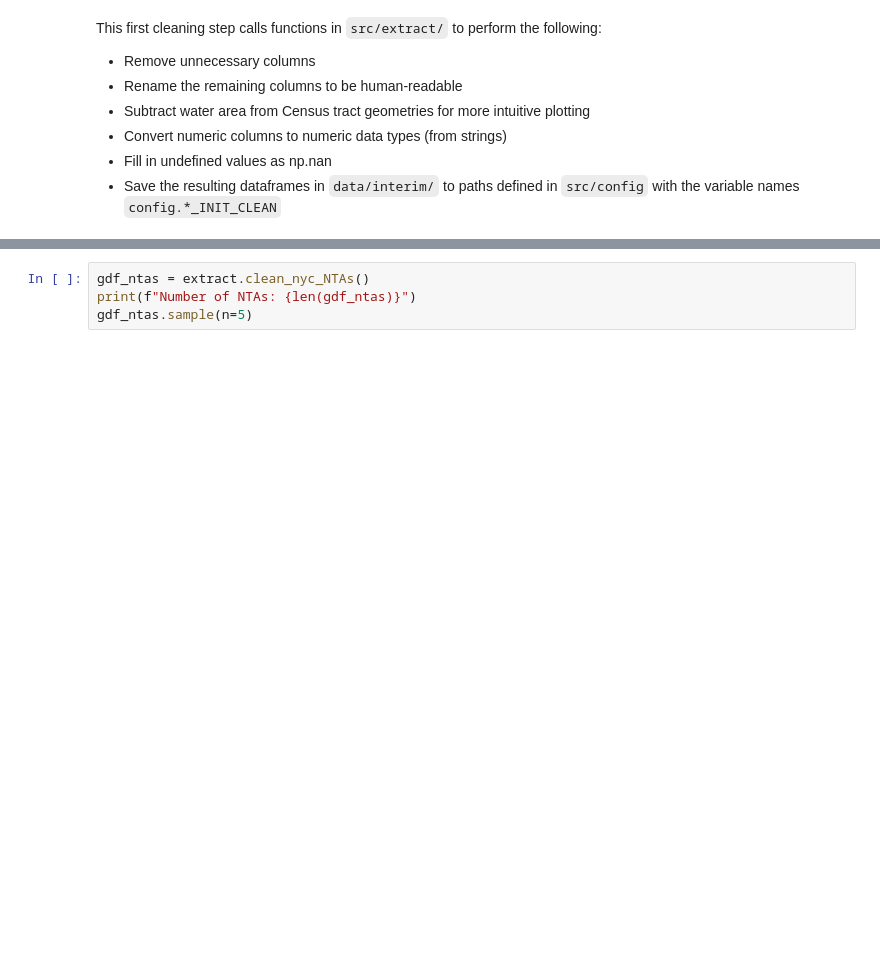
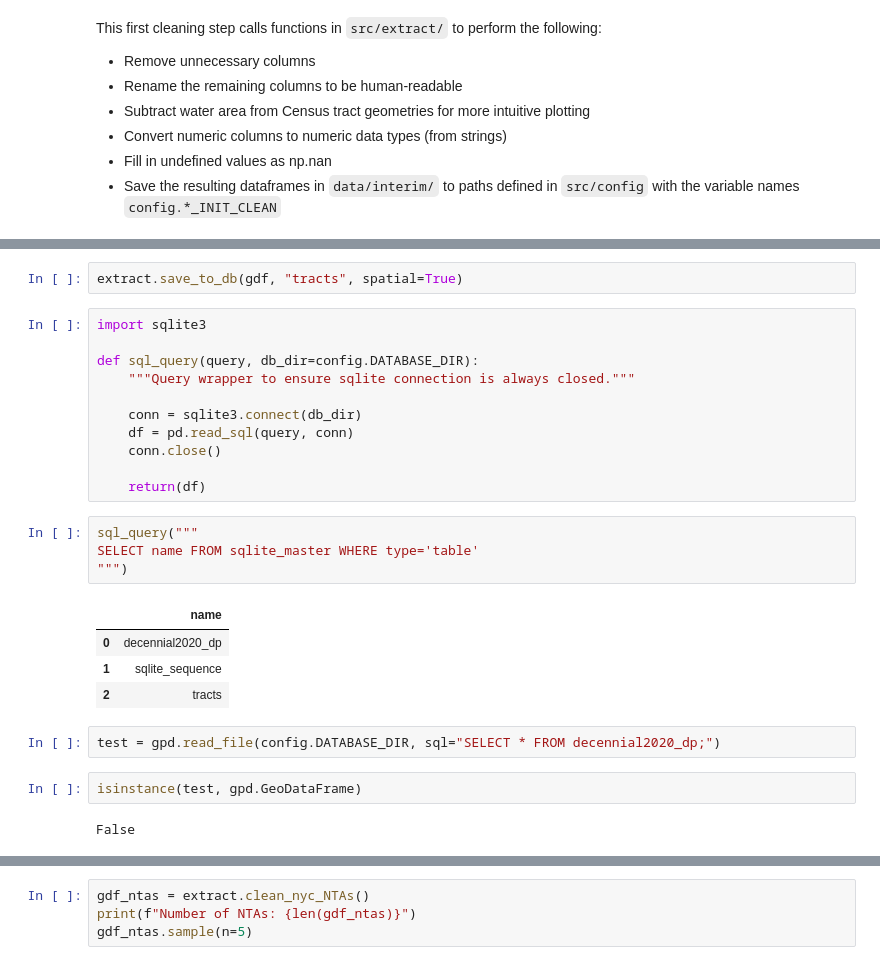
Before and after one commit to dylan-j-young/nyc-community-clustering, a Jupyter notebook: notebooks/00_preprocessing.ipynb, the cells around one changed output, grey strips where cells are left out. Drawn from its saved outputs; the diff is of its cells as text; blank space fills up the shorter version.

Commit message:
basic save and query to SQLite db functionality

```diff
--- a/notebooks/00_preprocessing.ipynb
+++ b/notebooks/00_preprocessing.ipynb
@@ -81,0 +96,28 @@ Number of tracts (that are not entirely water): 2324
+# %%
+extract.save_to_db(gdf, "tracts", spatial=True)
+# %%
+import sqlite3
+
+def sql_query(query, db_dir=config.DATABASE_DIR):
+    """Query wrapper to ensure sqlite connection is always closed."""
+
+    conn = sqlite3.connect(db_dir)
+    df = pd.read_sql(query, conn)
+    conn.close()
+
+    return(df)
+# %%
+sql_query("""
+SELECT name FROM sqlite_master WHERE type='table'
+""")
+# %% [output]
+|  | name |
+| 0 | decennial2020_dp |
+| 1 | sqlite_sequence |
+| 2 | tracts |
+# %%
+test = gpd.read_file(config.DATABASE_DIR, sql="SELECT * FROM decennial2020_dp;")
+# %%
+isinstance(test, gpd.GeoDataFrame)
+# %% [output]
+False
```
Also changed, not shown: parts of 5 cells of this notebook, 2 other files.
